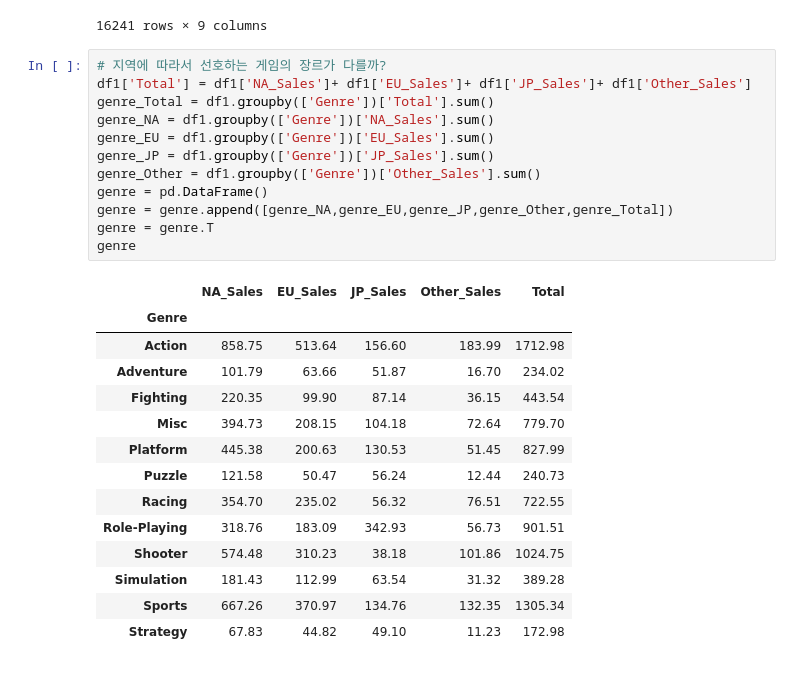
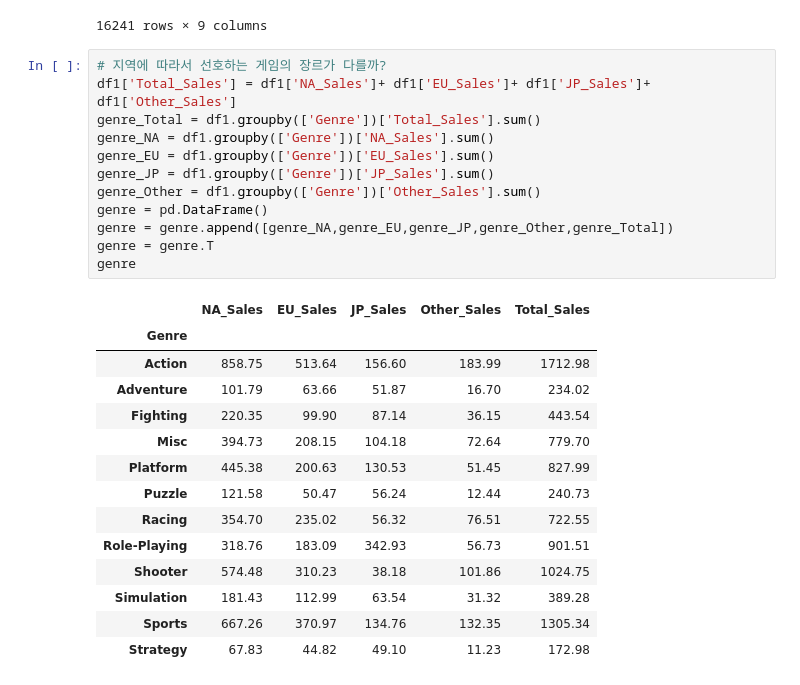
Before and after one commit to lakepicnic/Section_project, a Jupyter notebook: Section1_project.ipynb, the cells around one changed output. Drawn from its saved outputs; the diff is of its cells as text.

```diff
--- a/Section1_project.ipynb
+++ b/Section1_project.ipynb
@@ -119,18 +119,18 @@ df1
 16241 rows × 9 columns
 # %%
 # 지역에 따라서 선호하는 게임의 장르가 다를까?
-df1['Total'] = df1['NA_Sales']+ df1['EU_Sales']+ df1['JP_Sales']+ df1['Other_Sales']
-genre_Total = df1.groupby(['Genre'])['Total'].sum()
+df1['Total_Sales'] = df1['NA_Sales']+ df1['EU_Sales']+ df1['JP_Sales']+ df1['Other_Sales']
+genre_Total = df1.groupby(['Genre'])['Total_Sales'].sum()
 genre_NA = df1.groupby(['Genre'])['NA_Sales'].sum()
 genre_EU = df1.groupby(['Genre'])['EU_Sales'].sum()
 genre_JP = df1.groupby(['Genre'])['JP_Sales'].sum()
 genre_Other = df1.groupby(['Genre'])['Other_Sales'].sum()
 genre = pd.DataFrame()
 genre = genre.append([genre_NA,genre_EU,genre_JP,genre_Other,genre_Total])
 genre = genre.T
 genre
 # %% [output]
-|  | NA_Sales | EU_Sales | JP_Sales | Other_Sales | Total |
+|  | NA_Sales | EU_Sales | JP_Sales | Other_Sales | Total_Sales |
 | Genre |  |  |  |  |  |
 | Action | 858.75 | 513.64 | 156.60 | 183.99 | 1712.98 |
 | Adventure | 101.79 | 63.66 | 51.87 | 16.70 | 234.02 |
```
Also changed, not shown: parts of 7 cells of this notebook.
